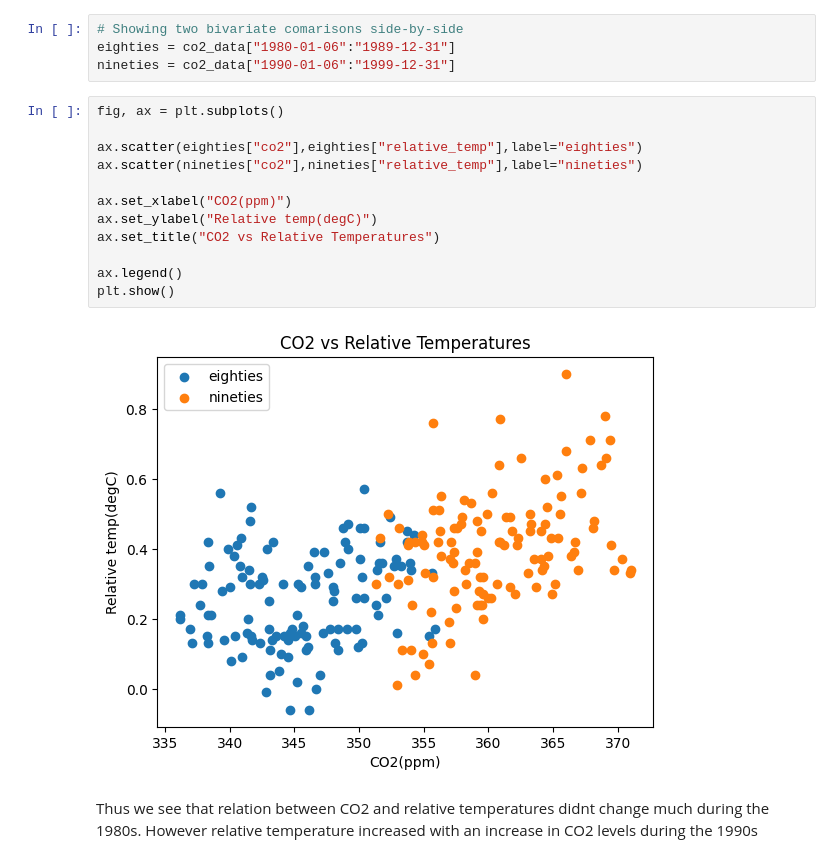
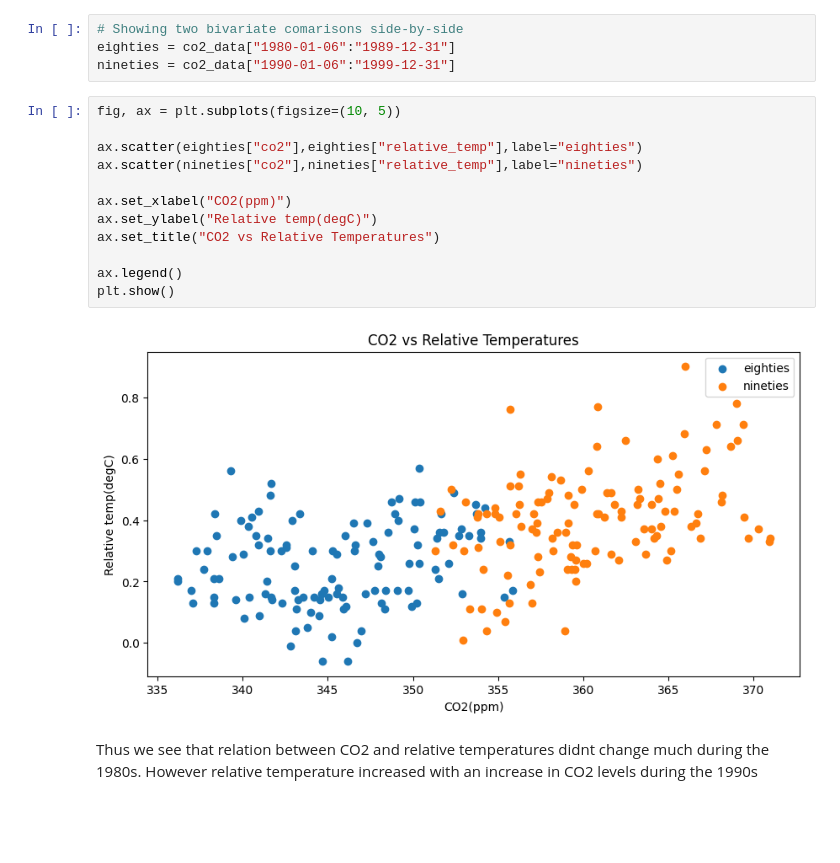
Before and after one commit to abhijeet-bhambere/learning-trail-data-visualizatn-python, a Jupyter notebook: matplotlib_training_dc.ipynb, the cells around one changed output. Saved outputs shown, nothing was run; the diff lists cells and outputs as text; blank space fills up the shorter version.

```diff
--- a/matplotlib_training_dc.ipynb
+++ b/matplotlib_training_dc.ipynb
@@ -690,19 +691,19 @@ plt.show()
 eighties = co2_data["1980-01-06":"1989-12-31"]
 nineties = co2_data["1990-01-06":"1999-12-31"]
 # %%
-fig, ax = plt.subplots()
+fig, ax = plt.subplots(figsize=(10, 5))
 
 ax.scatter(eighties["co2"],eighties["relative_temp"],label="eighties")
 ax.scatter(nineties["co2"],nineties["relative_temp"],label="nineties")
 
 ax.set_xlabel("CO2(ppm)")
 ax.set_ylabel("Relative temp(degC)")
 ax.set_title("CO2 vs Relative Temperatures")
 
 ax.legend()
 plt.show()
 # %% [output]
-[figure, old version]
+[figure, new version]
 # %% [markdown]
 Thus we see that relation between CO2 and relative temperatures didnt change much during the 1980s. However relative temperature increased with an increase in CO2 levels during the 1990s
 # %%
```
Also changed, not shown: parts of 13 cells of this notebook.
